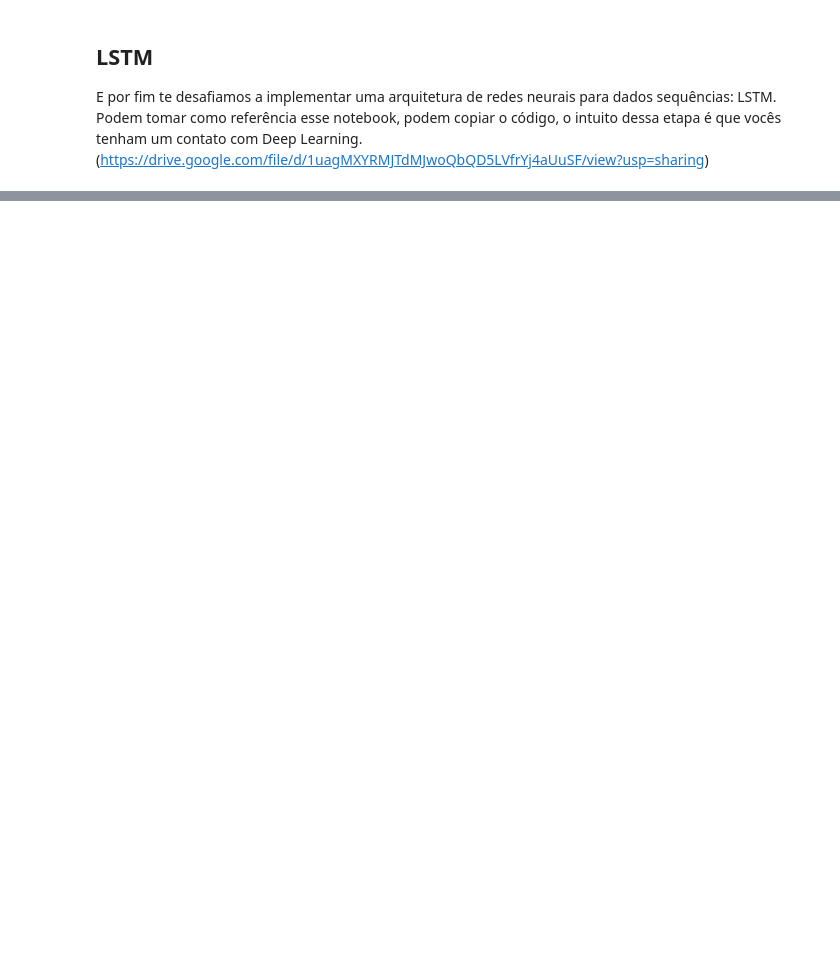
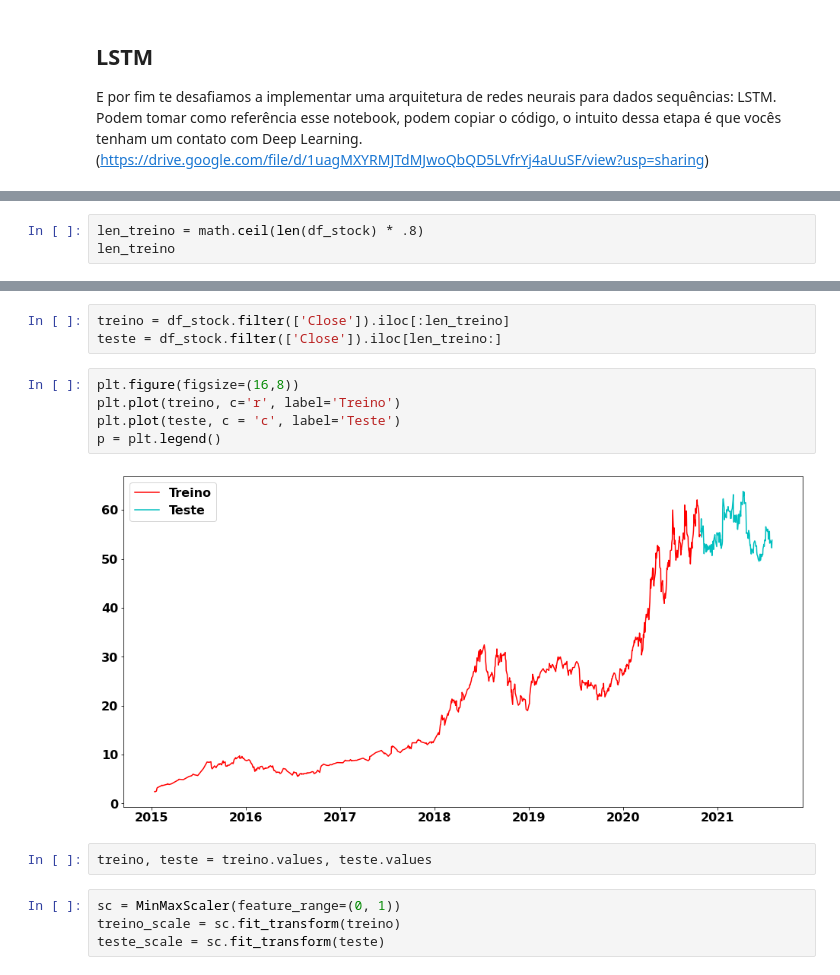
Before and after one commit to lhndsp/Quant-basics, a Jupyter notebook: quant-basics.ipynb, the cells around one changed output, grey strips where cells are left out. Drawn from its saved outputs; the diff is of its cells as text; blank space fills up the shorter version.

Commit message:
primeiros testes com lstm

```diff
--- a/quant-basics.ipynb
+++ b/quant-basics.ipynb
@@ -654,0 +716,3 @@ E por fim te desafiamos a implementar uma arquitetura de redes neurais para dado
+# %%
+len_treino = math.ceil(len(df_stock) * .8)
+len_treino
@@ -654,0 +741,16 @@ E por fim te desafiamos a implementar uma arquitetura de redes neurais para dado
+# %%
+treino = df_stock.filter(['Close']).iloc[:len_treino]
+teste = df_stock.filter(['Close']).iloc[len_treino:]
+# %%
+plt.figure(figsize=(16,8))
+plt.plot(treino, c='r', label='Treino')
+plt.plot(teste, c = 'c', label='Teste')
+p = plt.legend()
+# %% [output]
+[figure, added]
+# %%
+treino, teste = treino.values, teste.values
+# %%
+sc = MinMaxScaler(feature_range=(0, 1))
+treino_scale = sc.fit_transform(treino)
+teste_scale = sc.fit_transform(teste)
```
Also changed, not shown: parts of 34 cells of this notebook.
